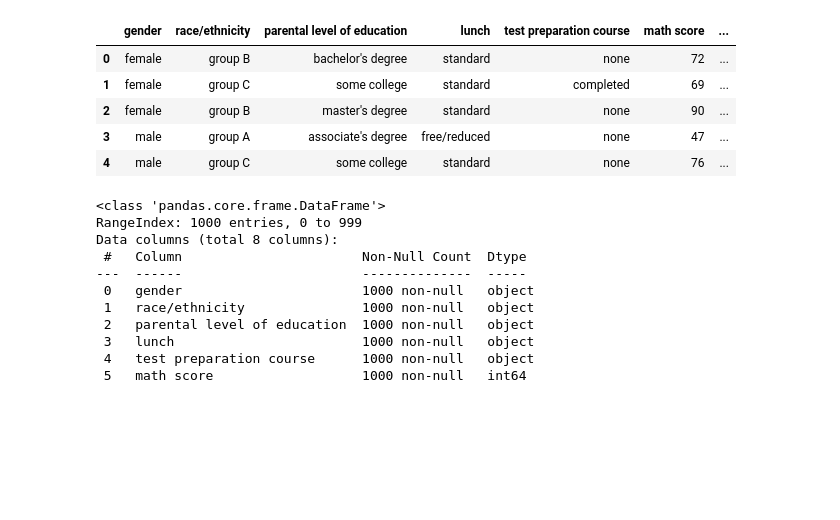
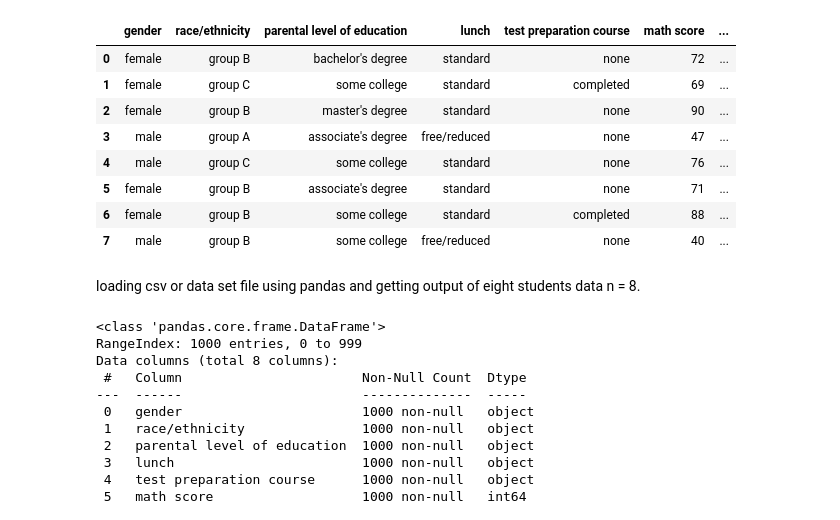
Before and after one commit to Janardhan-Codes/MLAIVIDYA, a Jupyter notebook: notebook/student_ml.ipynb, the cells around one changed output. Drawn from its saved outputs; the diff is of its cells as text; code cells hidden in the pictures; blank space fills up the shorter version.

```diff
--- a/notebook/student_ml.ipynb
+++ b/notebook/student_ml.ipynb
@@ -1,15 +1,20 @@
 # %%
 import pandas as pd
 
 df = pd.read_csv("../data/StudentsPerformance.csv")
-df.head(n=5)
+df.head(n=8)
 # %% [output]
 |  | gender | race/ethnicity | parental level of education | lunch | test preparation course | math score | ... |
 | 0 | female | group B | bachelor's degree | standard | none | 72 | ... |
 | 1 | female | group C | some college | standard | completed | 69 | ... |
 | 2 | female | group B | master's degree | standard | none | 90 | ... |
 | 3 | male | group A | associate's degree | free/reduced | none | 47 | ... |
 | 4 | male | group C | some college | standard | none | 76 | ... |
+| 5 | female | group B | associate's degree | standard | none | 71 | ... |
+| 6 | female | group B | some college | standard | completed | 88 | ... |
+| 7 | male | group B | some college | free/reduced | none | 40 | ... |
+# %% [markdown]
+loading csv or data set file using pandas and getting output of eight students data n = 8.
 # %%
 
 df.shape
```
Also changed, not shown: parts of 15 cells of this notebook, 1 other file.
